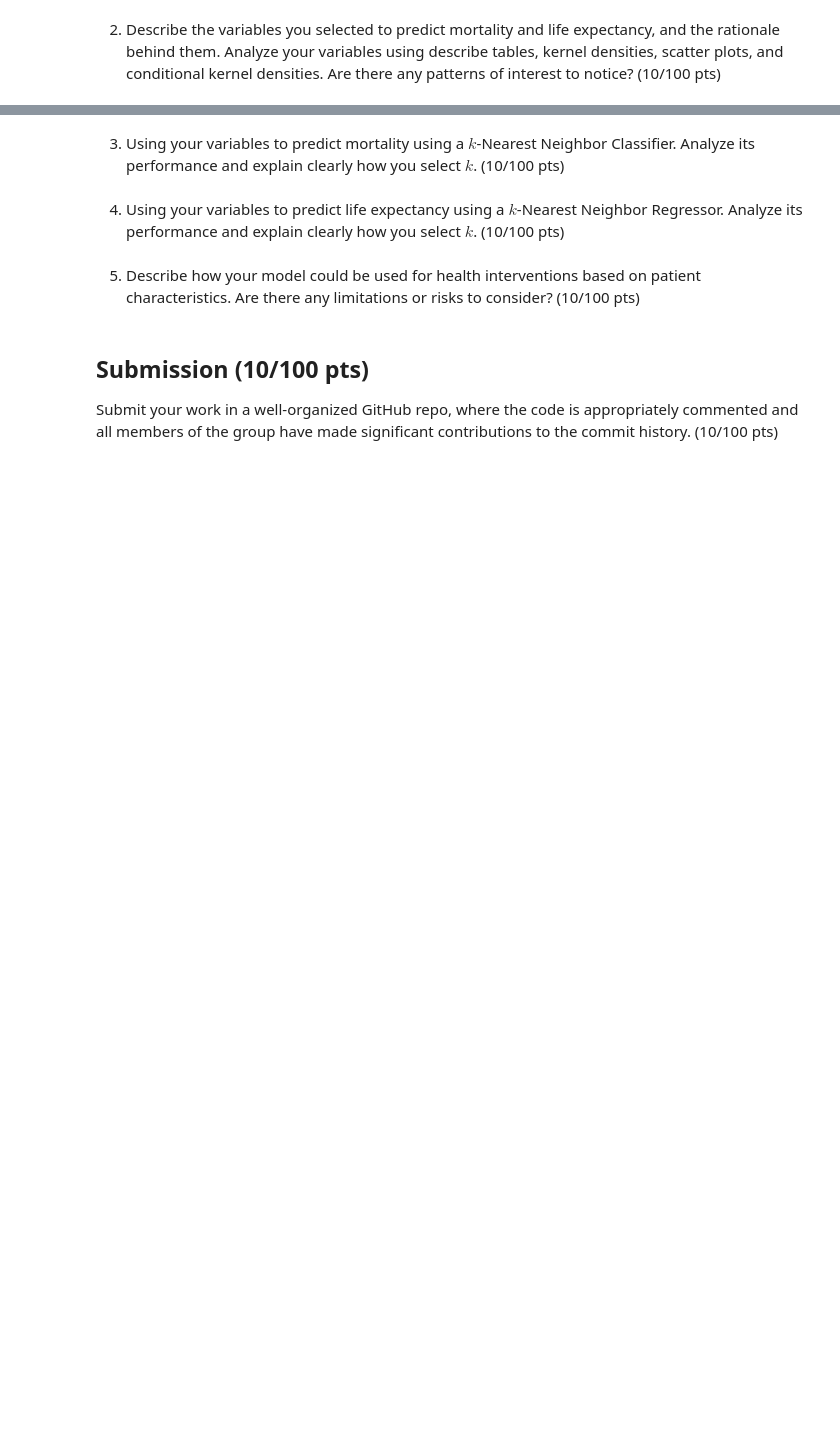
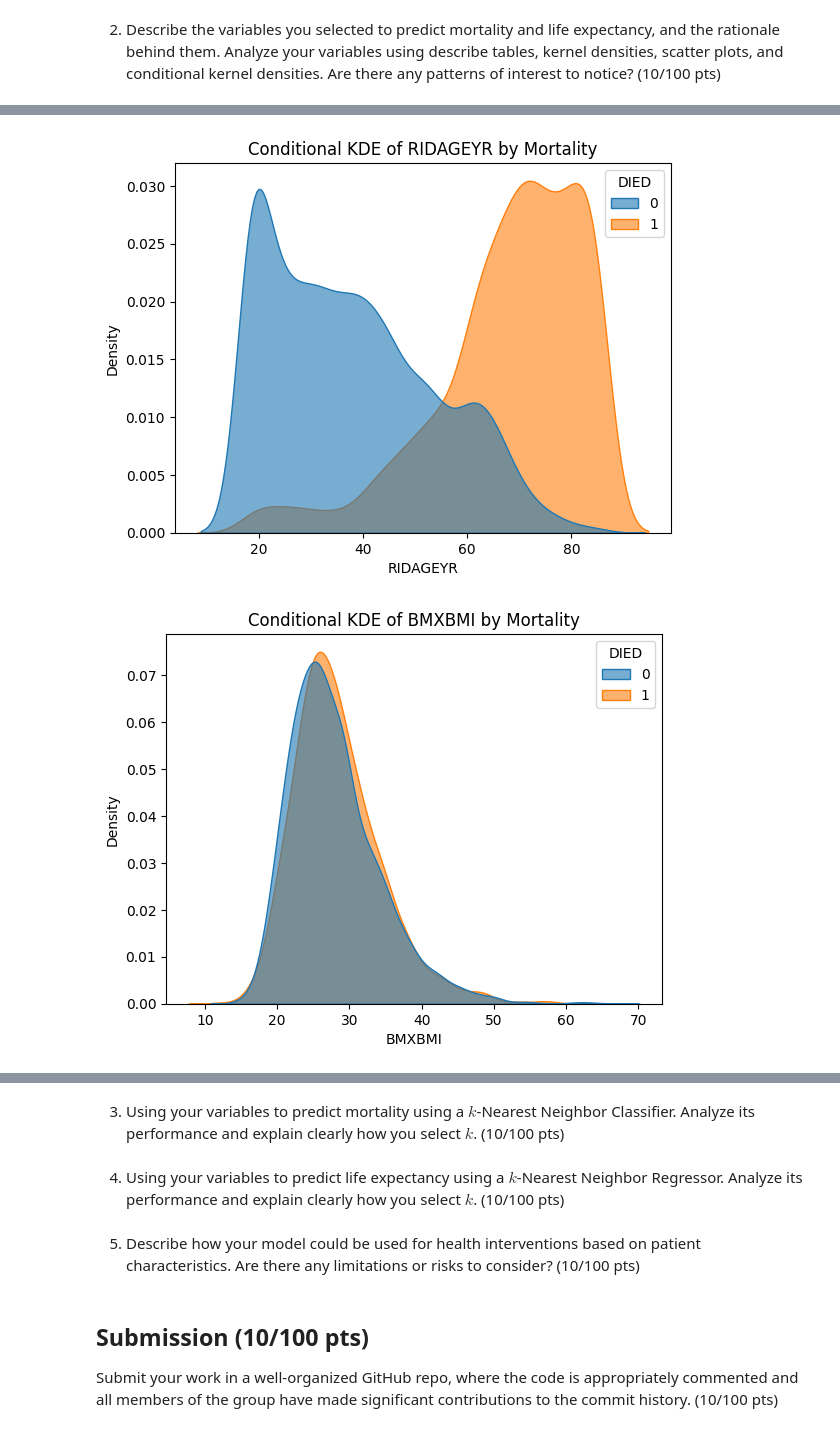
Before and after one commit to nathan4luu/DS-3001-Project-1, a Jupyter notebook: code.ipynb, the cells around one changed output, grey strips where cells are left out. Saved outputs shown, nothing was run; the diff lists cells and outputs as text; code cells hidden in the pictures; blank space fills up the shorter version.

```diff
--- a/code.ipynb
+++ b/code.ipynb
@@ -360,0 +406,10 @@ Submit a notebook that clearly addresses the following, using code and markdown
+# %%
+# conditional kernel densities, comparing by mortality per variable
+for col in ['RIDAGEYR','BMXBMI','BPXSAR','CVDVOMAX']:
+    plt.figure()
+    sns.kdeplot(data=cleaned_merged_df,x=col,hue='DIED',fill=True,common_norm=False,alpha=0.6) # standard syntax, common norm is set to false however so that each group is normalized independently.
+    plt.title(f'Conditional KDE of {col} by Mortality')
+    plt.show()
+# %% [output]
+[figure, added]
+[figure, added]
```
Also changed, not shown: parts of 7 cells of this notebook.
